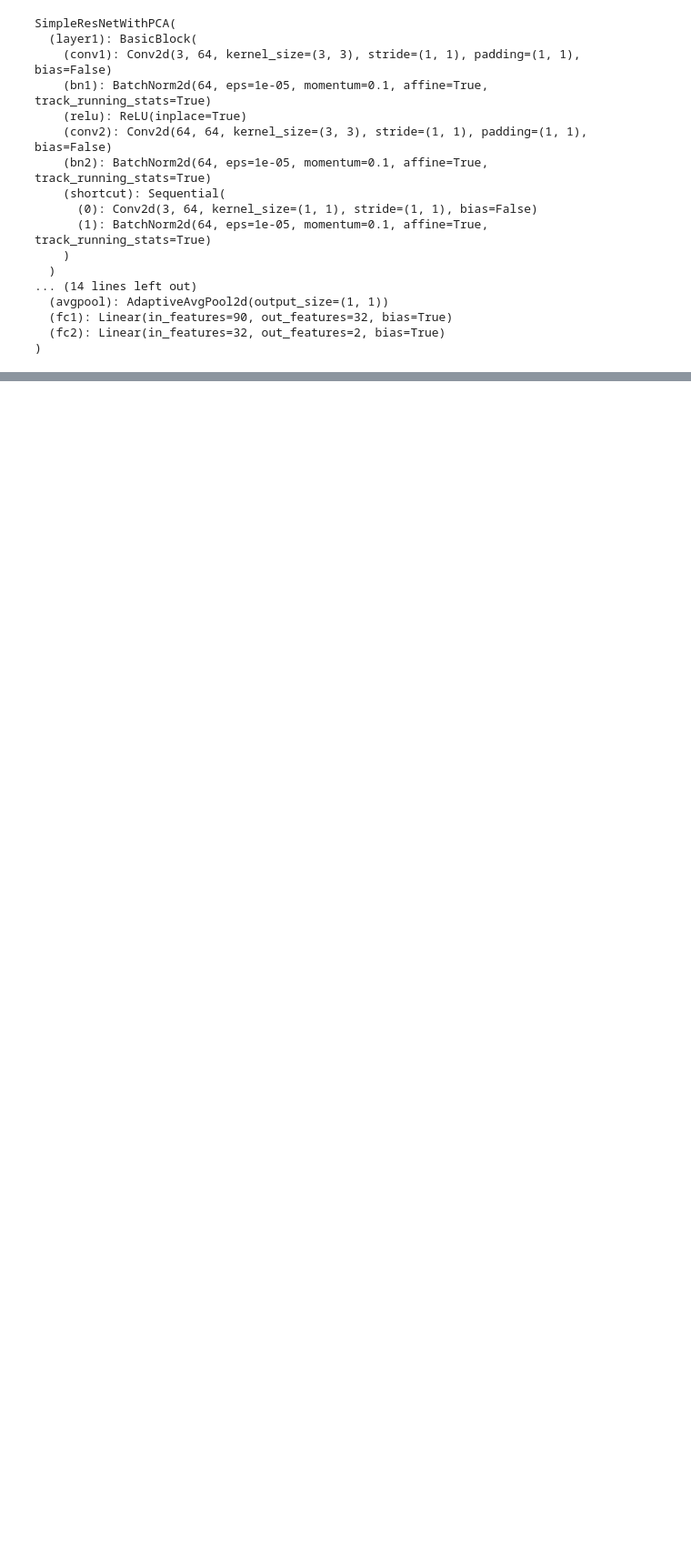
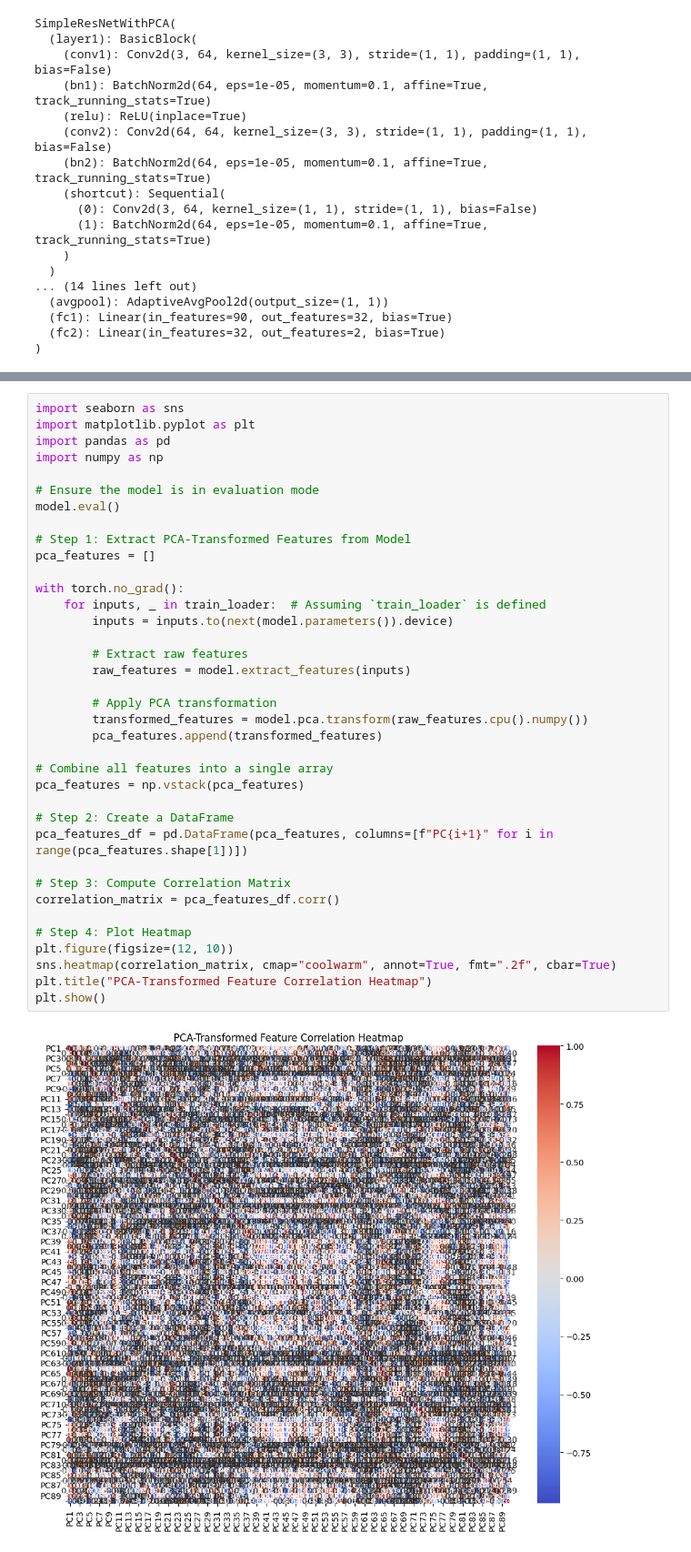
Before and after one commit to eshal26/PCA-CNN, a Jupyter notebook: resnet_PCA.ipynb, the cells around one changed output, grey strips where cells are left out. Shown at 91% size. Drawn from its saved outputs; the diff is of its cells as text; blank space fills up the shorter version.

```diff
--- a/resnet_PCA.ipynb
+++ b/resnet_PCA.ipynb
@@ -429,0 +429,39 @@ plot_pca_features(model, train_loader, num_components=3)  # 3D plot
+# %%
+import seaborn as sns
+import matplotlib.pyplot as plt
+import pandas as pd
+import numpy as np
+
+# Ensure the model is in evaluation mode
+model.eval()
+
+# Step 1: Extract PCA-Transformed Features from Model
+pca_features = []
+
+with torch.no_grad():
+    for inputs, _ in train_loader:  # Assuming `train_loader` is defined
+        inputs = inputs.to(next(model.parameters()).device)
+
+        # Extract raw features
+        raw_features = model.extract_features(inputs)
+
+        # Apply PCA transformation
+        transformed_features = model.pca.transform(raw_features.cpu().numpy())
+        pca_features.append(transformed_features)
+
+# Combine all features into a single array
+pca_features = np.vstack(pca_features)
+
+# Step 2: Create a DataFrame
+pca_features_df = pd.DataFrame(pca_features, columns=[f"PC{i+1}" for i in range(pca_features.shape[1])])
+
+# Step 3: Compute Correlation Matrix
+correlation_matrix = pca_features_df.corr()
+
+# Step 4: Plot Heatmap
+plt.figure(figsize=(12, 10))
+sns.heatmap(correlation_matrix, cmap="coolwarm", annot=True, fmt=".2f", cbar=True)
+plt.title("PCA-Transformed Feature Correlation Heatmap")
+plt.show()
+# %% [output]
+[figure, added]
```
Also changed, not shown: parts of 3 cells of this notebook.
